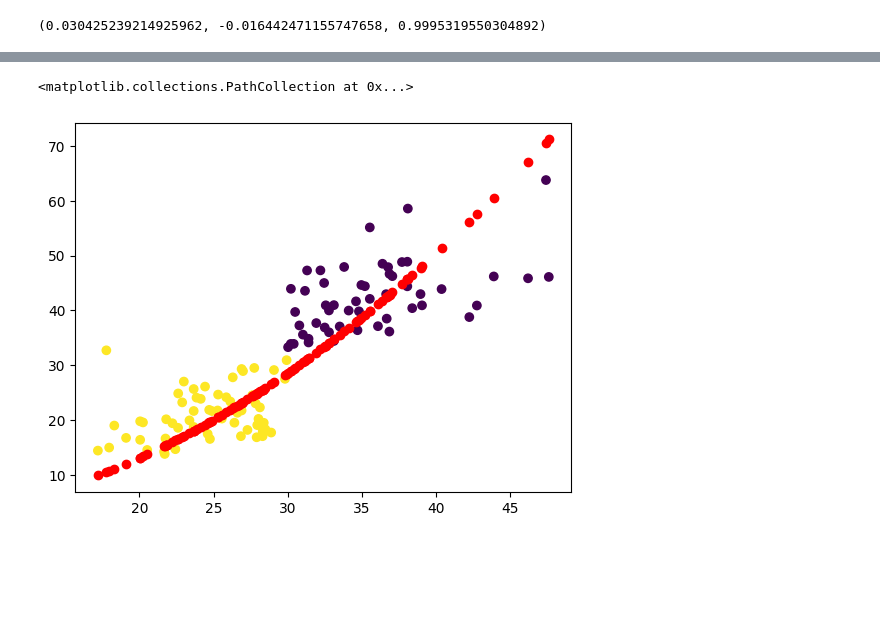
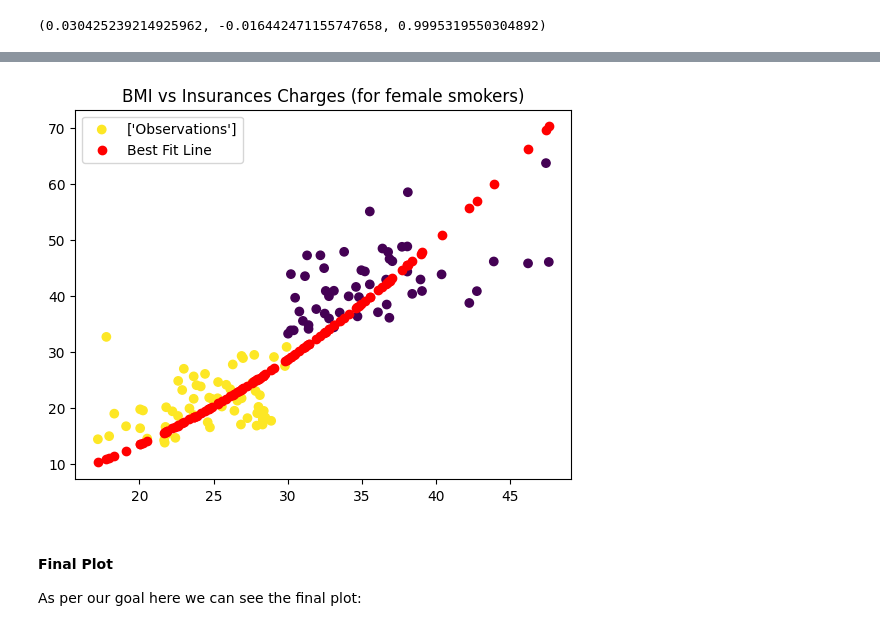
Before and after one commit to Zehaan22/SWAP-Regression, a Jupyter notebook: Codes/ComputationalApproach.ipynb, the cells around one changed output, grey strips where cells are left out. Drawn from its saved outputs; the diff is of its cells as text; code cells hidden in the pictures; blank space fills up the shorter version.

```diff
--- a/Codes/ComputationalApproach.ipynb
+++ b/Codes/ComputationalApproach.ipynb
@@ -507,35 +534,43 @@ X = np.array(df["bmi"][df['sex'] == 'female'][df['smoker'] == 'yes'])
 Y = np.array(df["charges"][df['sex'] == 'female'][df['smoker'] == 'yes'])
 Z = []
 for i in X:
     if i > 30:
         Z.append(0)
     else:
         Z.append(1)
 
 Y = Y/1000
 
 # Now we apply the swap model on the data set
-a,b,c = 1,0,1
+a,b,c = -1,0,1
 n = len(X)
 lr = 0.000001
 for i in range(100):
     try:
         a = a - lr*Q_hat_1_der_a(a,b,c)
         b = b - lr*Q_hat_1_der_b(a,b,c)
         c = c - lr*Q_hat_1_der_c(a,b,c)
     except RuntimeWarning:
         print("error")
         break
 
 
 plt.figure()
 plt.scatter(
     X,
     Y,
-    c = Z
+    c = Z,
+    label = ['Observations']
 )
 
-plt.scatter(X,Y_args(X,a,b,c),c = "red")
+plt.scatter(X,Y_args(X,a,b,c),c = "red", label = 'Best Fit Line')
+plt.title("BMI vs Insurances Charges (for female smokers)")
+plt.legend()
+
+X_fns, Y_fns, Y_org_fns, Z_fns = X,Y_args(X,a,b,c), Y, Z # Storing values for later
 # %% [output]
-<matplotlib.collections.PathCollection at 0x...>
-[figure, old version]
+[figure, new version]
+# %% [markdown]
+#### Final Plot
+
+As per our goal here we can see the final plot:
```
Also changed, not shown: parts of 12 cells of this notebook.
